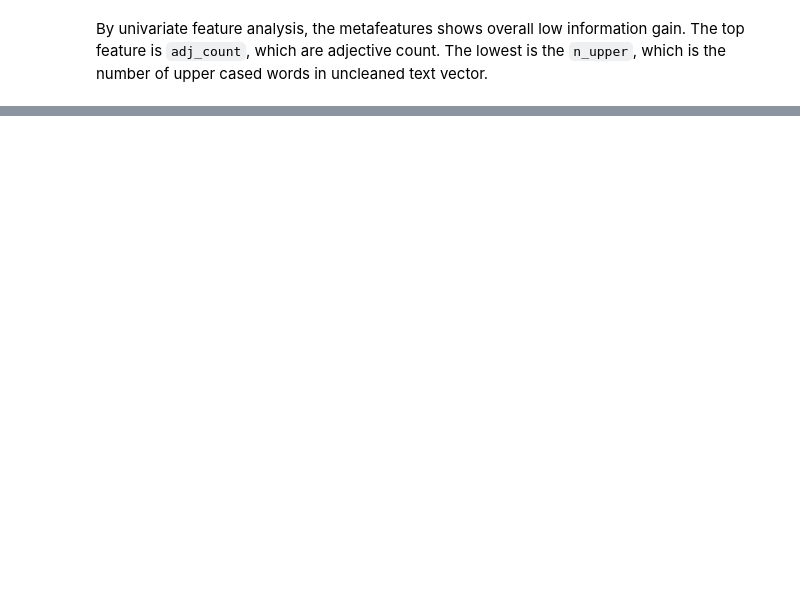
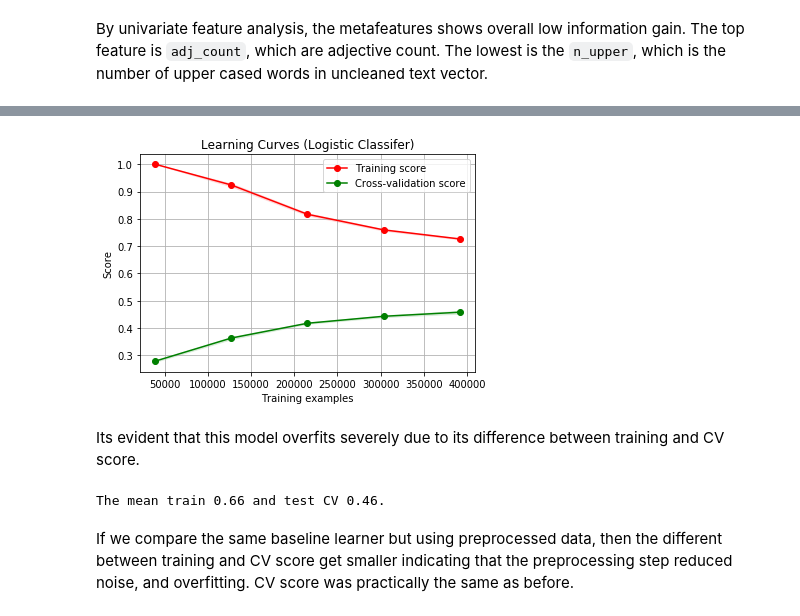
Before and after one commit to falrrema/ML_Nanodegree, a Jupyter notebook: P7_Capstone/EDA_Questions.ipynb, the cells around one changed output, grey strips where cells are left out. Cells and saved outputs as stored; diff of their text form; code cells hidden in the pictures; blank space fills up the shorter version.

Commit message:
finishing up the results

```diff
--- a/P7_Capstone/EDA_Questions.ipynb
+++ b/P7_Capstone/EDA_Questions.ipynb
@@ -191,0 +258,3 @@ These following features may aid text feature modelling, and its a necesary step
+# %%
+# outlier feature
+train_set['is_outlier'] = criteria.astype('int') # binary
@@ -192,8 +263,5 @@ These following features may aid text feature modelling, and its a necesary step
 # %%
-with open('Data/train_meta_features.pkl', 'rb') as input:
-    train_set = pickle.load(input)
-
-col = ['char_count', 'word_count', 'word_density', 'n_stopwords',
+col = ['is_outlier', 'char_count', 'word_count', 'word_density', 'n_stopwords',
        'n_numbers', 'n_upper', 'polarity', 'subjectivity', 'positivity',
        'noun_count', 'verb_count', 'adj_count', 'adv_count', 'pron_count']
 
@@ -292,0 +334,24 @@ h.plot_learning_curve(pipe_lrn, text, train_y, cv=3, n_jobs=3,
+# %%
+# Defining pipeline and evaluation functions
+def create_pipeline(learner = None, ngram = [1,1],
+                    term_count = 1, vocabulary = None):
+    estimators = []
+    estimators.append(('vect', CountVectorizer(ngram_range = [1,1],
+                                               min_df = term_count,
+                                               vocabulary = vocabulary)))
+    estimators.append(('tfidf', TfidfTransformer()))
+
+    if (learner is not None):
+        estimators.append(('learner', learner))
+
+    pipe = Pipeline(estimators)
+    return(pipe)
+
+def cv_evaluation(lrn, X, y, cv = 5, cpus = 5, verbose = False, seed = 33):
+    kfold = model_selection.KFold(n_splits=cv, random_state=seed)
+    results = model_selection.cross_validate(lrn, X, y, scoring = 'f1',
+                                              cv=kfold, n_jobs=cpus,
+                                              verbose = verbose,
+                                              return_train_score=True)
+    results = pd.DataFrame(results).mean(axis=0)
+    return(results)
@@ -292,0 +370,9 @@ h.plot_learning_curve(pipe_lrn, text, train_y, cv=3, n_jobs=3,
+# %%
+# baseline score: Logistic Regression
+lrn_basic = LogisticRegression(class_weight = 'balanced',
+                               C = 1e10, # Large C for no regularization
+                               random_state = 33,
+                               penalty = 'l1')
+pipe_lrn = create_pipeline(lrn_basic)
+results_mod = cv_evaluation(pipe_lrn, train_x.question_text, train_y)
+print('The mean train {} and test CV {}.'.format(round(results_mod['train_score'], 2),round(results_mod['test_score'], 2)))
@@ -292,0 +387,4 @@ h.plot_learning_curve(pipe_lrn, text, train_y, cv=3, n_jobs=3,
+# %%
+h.plot_learning_curve(pipe_lrn, train_x.question_text, train_y, cv=3, n_jobs=3,
+                      title = 'Learning Curves (Logistic Classifer)')
+# %% [output]
@@ -292,0 +392,11 @@ h.plot_learning_curve(pipe_lrn, text, train_y, cv=3, n_jobs=3,
+[figure, added]
+# %% [markdown]
+ Its evident that this model overfits severely due to its difference between training and CV score.
+# %%
+# Validating preprocessing with the same base learner
+results_mod = cv_evaluation(pipe_lrn, train_x.qt_clean_stop, train_y)
+print('The mean train {} and test CV {}.'.format(round(results_mod['train_score'], 2),round(results_mod['test_score'], 2)))
+# %% [output]
+The mean train 0.66 and test CV 0.46.
+# %% [markdown]
+If we compare the same baseline learner but using preprocessed data, then the different between training and CV score get smaller indicating that the preprocessing step reduced noise, and overfitting. CV score was practically the same as before.
```
Also changed, not shown: parts of 89 cells of this notebook, 25 other files.
